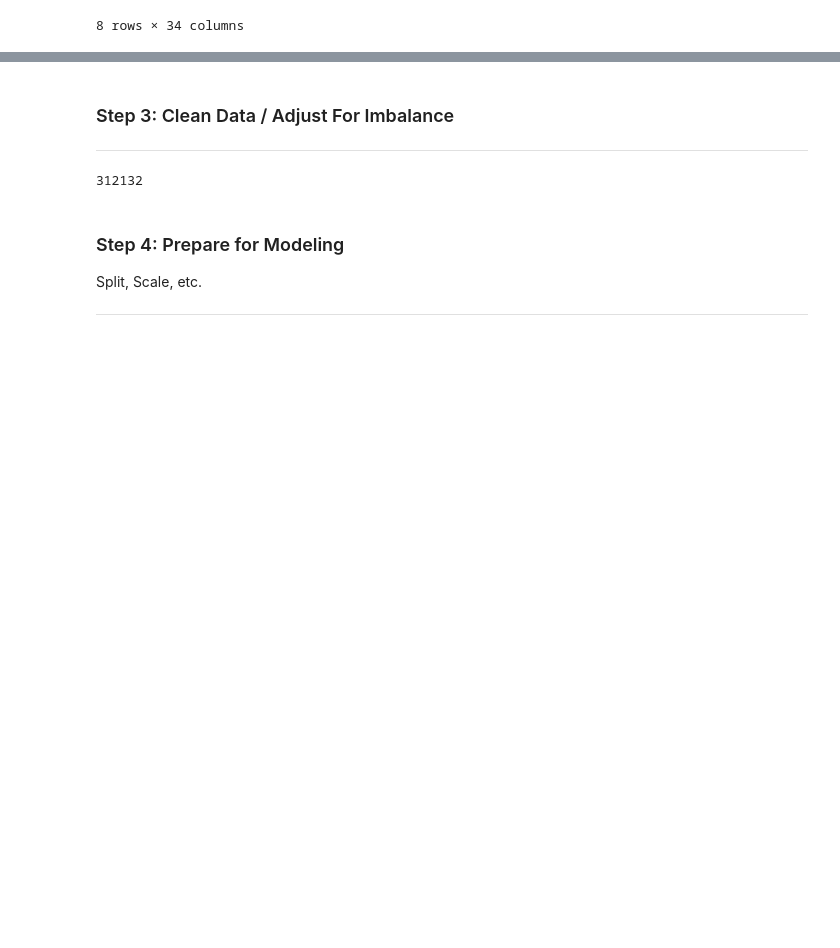
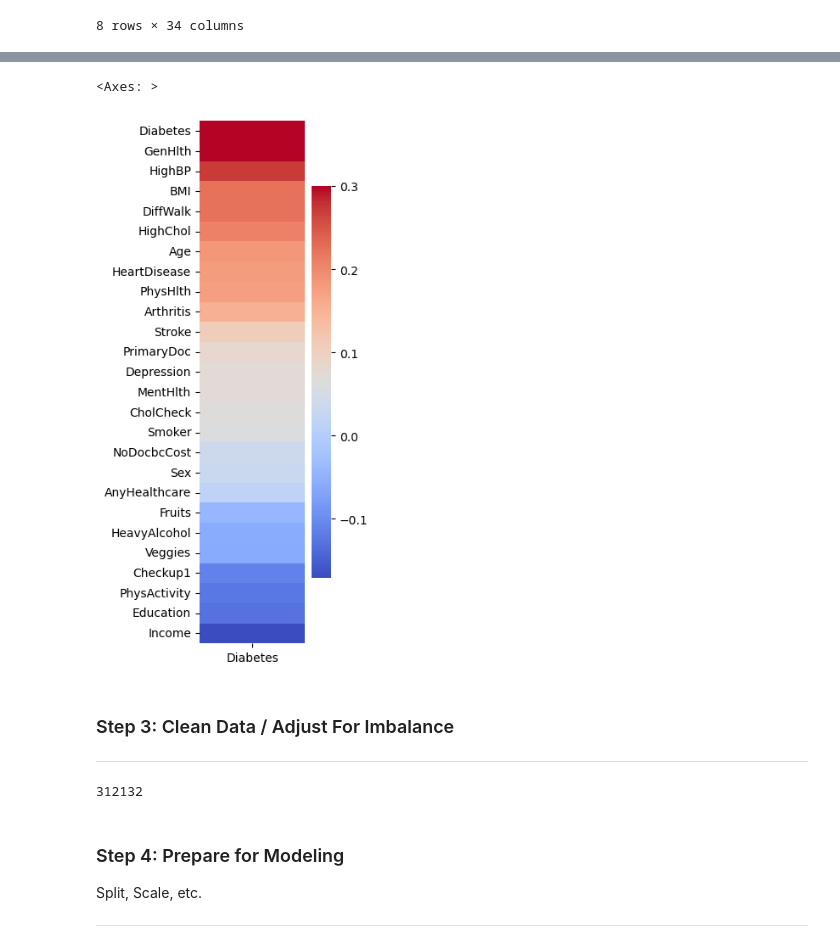
Before and after one commit to mdipinto1/m.c-squared-2, a Jupyter notebook: Planning_notebook.ipynb, the cells around one changed output, grey strips where cells are left out. Cells and saved outputs as stored; diff of their text form; code cells hidden in the pictures; blank space fills up the shorter version.

```diff
--- a/Planning_notebook.ipynb
+++ b/Planning_notebook.ipynb
@@ -61,3 +69,10 @@ diabetes_df.describe()
+# %%
+mini_corr = corr['Diabetes'].sort_values(ascending=False).to_frame()
+plt.figure(figsize=(2, 8))
+sns.heatmap(mini_corr, annot=False,square=False, cmap='coolwarm', cbar_kws={'shrink': .75}, yticklabels=True,vmax=0.3,)
+# %% [output]
+<Axes: >
+[figure, added]
 # %% [markdown]
 ### Step 3: Clean Data / Adjust For Imbalance
 ___
```
Also changed, not shown: parts of 10 cells of this notebook, 1 other file.
